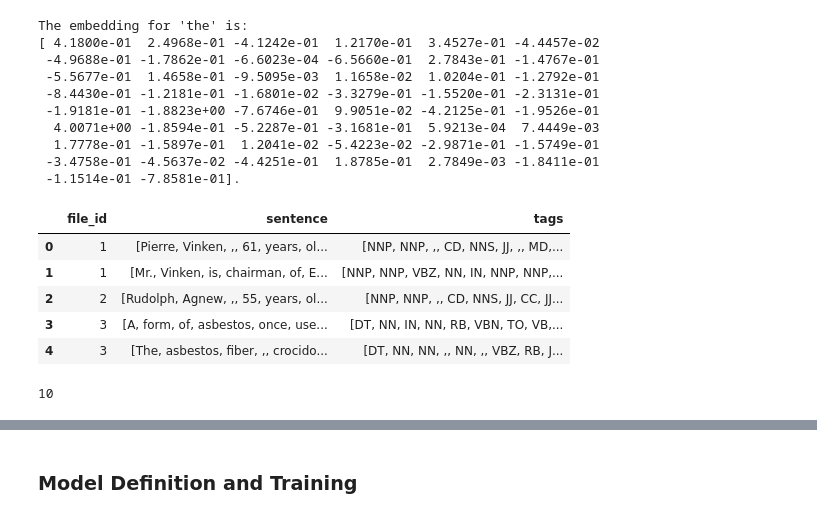
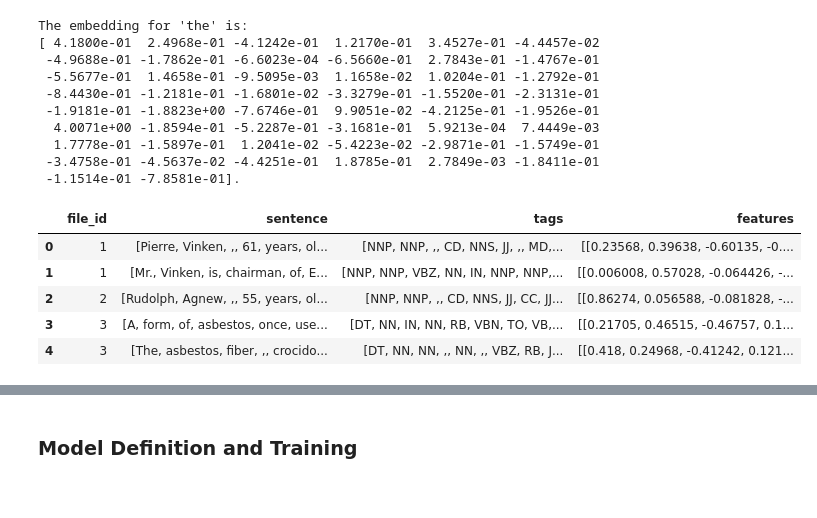
Before and after one commit to IldebrandoSimeoni/NLP-UniBo, a Jupyter notebook: Assignment 1/assignment_1.ipynb, the cells around one changed output, grey strips where cells are left out. Cells and saved outputs as stored; diff of their text form; code cells hidden in the pictures.

Commit message:
dataframe now includes glove embeddings for a cleaner data management

```diff
--- a/Assignment 1/assignment_1.ipynb
+++ b/Assignment 1/assignment_1.ipynb
@@ -156,6 +147,32 @@ The embedding for 'the' is:
  -3.4758e-01 -4.5637e-02 -4.4251e-01  1.8785e-01  2.7849e-03 -1.8411e-01
  -1.1514e-01 -7.8581e-01].
 # %%
+# Function used to get a list of embeddings.
+def get_embeddings(sentence, vocabulary, embedding_size):
+
+  # List of embeddings for the input sentence.
+  embeddings = []
+
+  # Retrieving embedding vector for each word.
+  for word in sentence:
+
+    # Computing the embedding.
+    embedding = vocabulary.get(word.lower())
+
+    # Checking the embedding.
+    if embedding is not None:
+
+      # Populating the list of embeddings.
+      embeddings.append(embedding)
+
+    else:
+
+      # Storing vector of zeros for OOV terms.
+      embeddings.append(list(np.zeros(embedding_size)))
+
+  # Returning list of embeddings.
+  return embeddings
+
 # List containing dataframe rows.
 dataframe_rows = []
 
@@ -190,40 +207,44 @@ for filename in sorted(os.listdir(folder)):
         if line and line != "\n":
 
           # Storing the word.
           row_words.append(line.split()[0])
 
           # Storing the POS tag.
           row_tags.append(line.split()[1])
 
+        # Creating new dataframe row.
         else:
 
           # Creating a row.
-          dataframe_row = {"file_id": int(filename.split(".")[0].split("_")[1]), "sentence": row_words, "tags": row_tags}
+          dataframe_row = {"file_id": int(filename.split(".")[0].split("_")[1]),
+                           "sentence": row_words,
+                           "tags": row_tags,
+                           "features": get_embeddings(row_words, embedding_vocabulary, EMBEDDING_SIZE)}
 
           # Appending row.
           dataframe_rows.append(dataframe_row)
 
           # Resetting row_words list so to store a new sentence.
           row_words = []
 
           # Resetting row_tags list so to store a new sentence.
           row_tags = []
 
           # If, in particular, EOF is reached, then break the inner loop.
           if not line: break
 
 # Creating pandas dataframe.
 dataframe = pd.DataFrame(dataframe_rows)
 
 # Printing dataframe head.
 dataframe.head()
 # %% [output]
-|  | file_id | sentence | tags |
-| 0 | 1 | [Pierre, Vinken, ,, 61, years, ol... | [NNP, NNP, ,, CD, NNS, JJ, ,, MD,... |
-| 1 | 1 | [Mr., Vinken, is, chairman, of, E... | [NNP, NNP, VBZ, NN, IN, NNP, NNP,... |
-| 2 | 2 | [Rudolph, Agnew, ,, 55, years, ol... | [NNP, NNP, ,, CD, NNS, JJ, CC, JJ... |
-| 3 | 3 | [A, form, of, asbestos, once, use... | [DT, NN, IN, NN, RB, VBN, TO, VB,... |
-| 4 | 3 | [The, asbestos, fiber, ,, crocido... | [DT, NN, NN, ,, NN, ,, VBZ, RB, J... |
+|  | file_id | sentence | tags | features |
+| 0 | 1 | [Pierre, Vinken, ,, 61, years, ol... | [NNP, NNP, ,, CD, NNS, JJ, ,, MD,... | [[0.23568, 0.39638, -0.60135, -0.... |
+| 1 | 1 | [Mr., Vinken, is, chairman, of, E... | [NNP, NNP, VBZ, NN, IN, NNP, NNP,... | [[0.006008, 0.57028, -0.064426, -... |
+| 2 | 2 | [Rudolph, Agnew, ,, 55, years, ol... | [NNP, NNP, ,, CD, NNS, JJ, CC, JJ... | [[0.86274, 0.056588, -0.081828, -... |
+| 3 | 3 | [A, form, of, asbestos, once, use... | [DT, NN, IN, NN, RB, VBN, TO, VB,... | [[0.21705, 0.46515, -0.46757, 0.1... |
+| 4 | 3 | [The, asbestos, fiber, ,, crocido... | [DT, NN, NN, ,, NN, ,, VBZ, RB, J... | [[0.418, 0.24968, -0.41242, 0.121... |
 # %%
 # Defining training split.
 TRAINING_SPLIT = range(1, 101)
@@ -286,4 +265,0 @@ for i, tag in enumerate(list(tags)): tag_to_index[tag] = i + 1
-# %%
-word_to_index["the"]
-# %% [output]
-10
```
Also changed, not shown: parts of 15 cells of this notebook.
